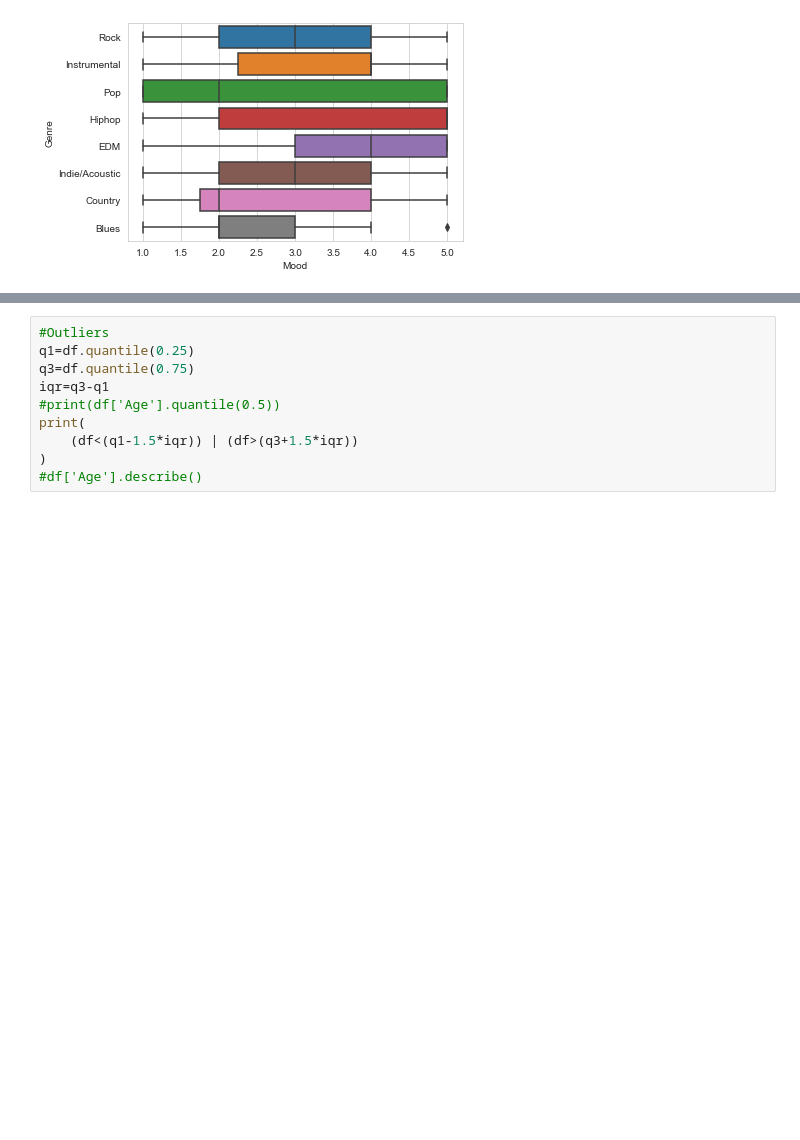
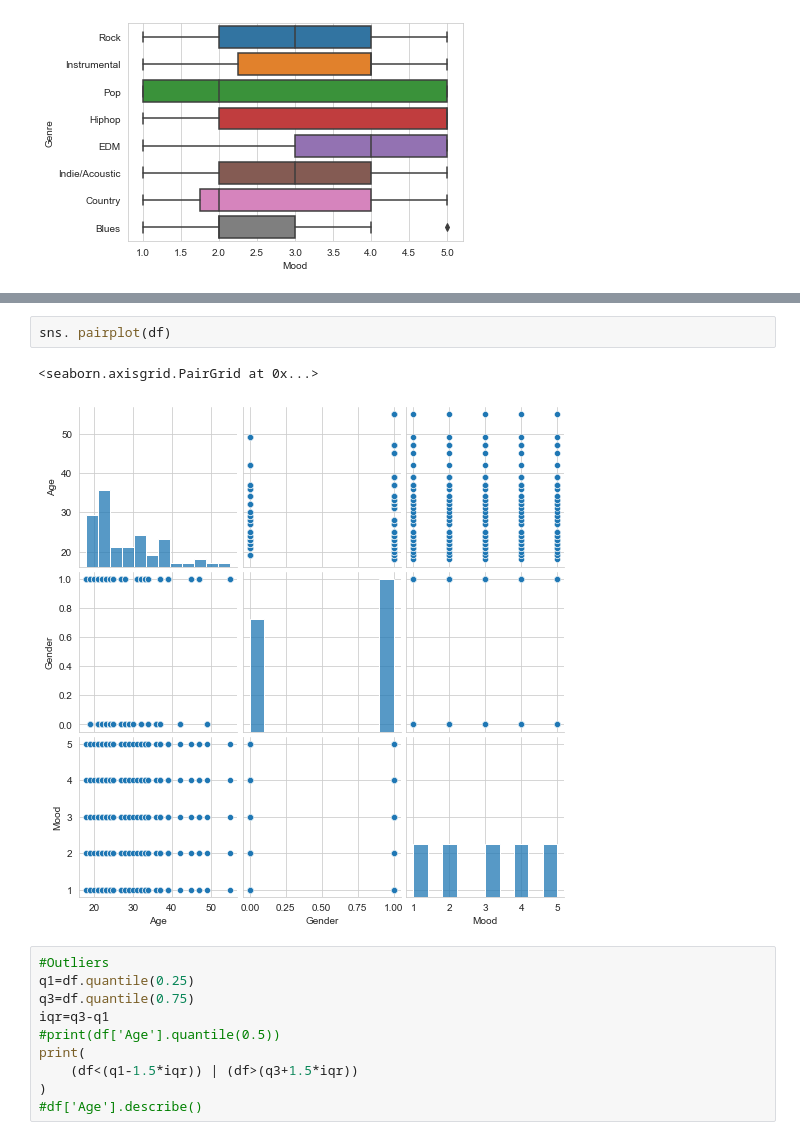
Before and after one commit to NAyeshaKhan/Music_Recommendation_App, a Jupyter notebook: MusicApp/Test Music AI.ipynb, the cells around one changed output, grey strips where cells are left out. Saved outputs shown, nothing was run; the diff lists cells and outputs as text; blank space fills up the shorter version.

```diff
--- a/MusicApp/Test Music AI.ipynb
+++ b/MusicApp/Test Music AI.ipynb
@@ -169,3 +142,8 @@ plt.show();
+# %%
+sns. pairplot(df)
+# %% [output]
+<seaborn.axisgrid.PairGrid at 0x...>
+[figure, added]
 # %%
 #Outliers
 q1=df.quantile(0.25)
```
Also changed, not shown: parts of 7 cells of this notebook.
